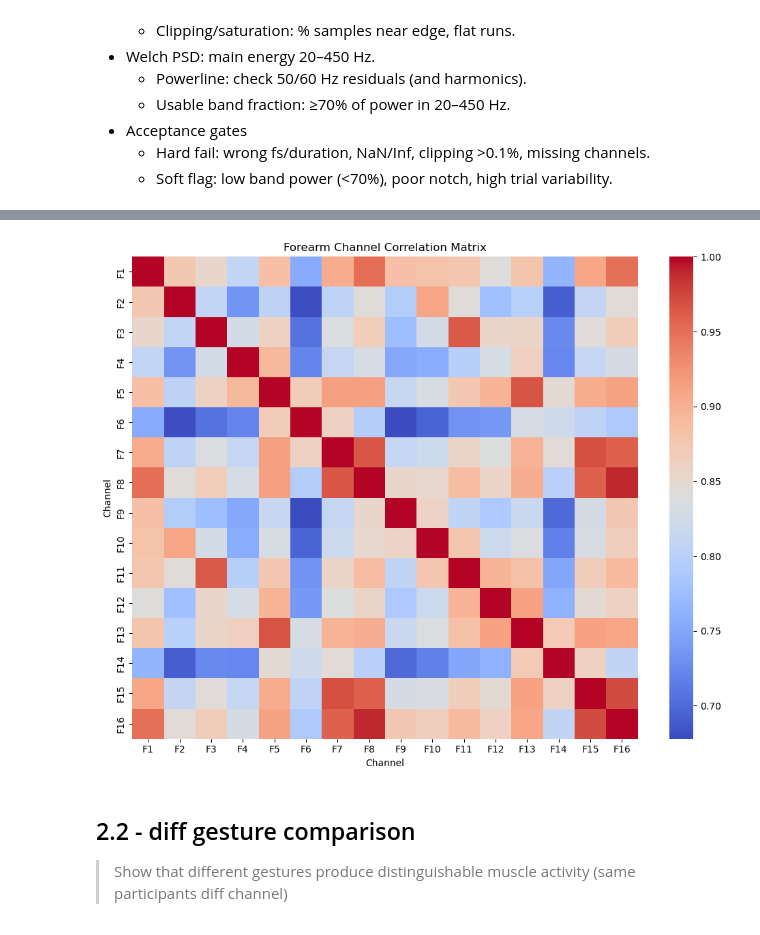
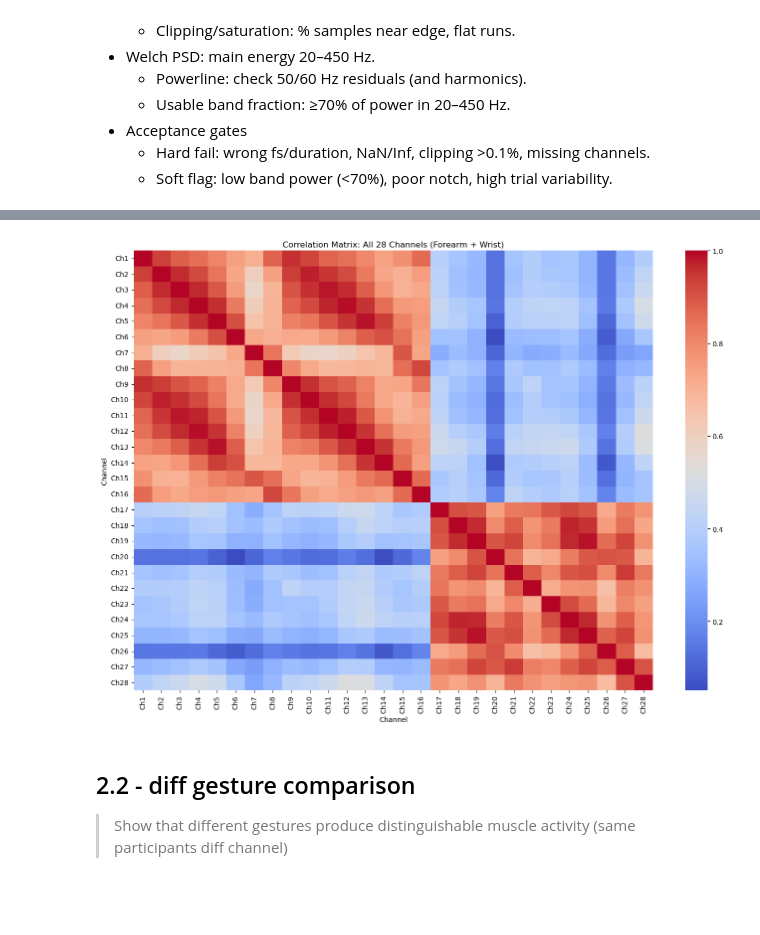
Before and after one commit to jasonwang0228/EMG_Project, a Jupyter notebook: notebooks/2_Data_Visualization.ipynb, the cells around one changed output, grey strips where cells are left out. Drawn from its saved outputs; the diff is of its cells as text; code cells hidden in the pictures; blank space fills up the shorter version.

Commit message:
feat(visualization): add correlation matrix view to understand correaltion between 28 channels

```diff
--- a/notebooks/2_Data_Visualization.ipynb
+++ b/notebooks/2_Data_Visualization.ipynb
@@ -315,19 +307,25 @@ Visualizing Gesture: TA (gesture 1) - Trial 3
 # %%
 import numpy as np
 import seaborn as sns
 import matplotlib.pyplot as plt
 
-# Example: forearm correlation for current trial/gesture
-corr_matrix = np.corrcoef(forearm, rowvar=False)  # shape: (16, 16)
-plt.figure(figsize=(10, 8))
-sns.heatmap(corr_matrix, annot=False, cmap='coolwarm', xticklabels=[f'F{i+1}' for i in range(16)], yticklabels=[f'F{i+1}' for i in range(16)])
-plt.title('Forearm Channel Correlation Matrix')
+# Stack forearm and wrist channels
+all_channels = np.hstack([forearm, wrist])  # shape: (samples, 28)
+
+# Compute correlation matrix for all 28 channels
+corr_matrix = np.corrcoef(all_channels, rowvar=False)  # shape: (28, 28)
+
+plt.figure(figsize=(14, 10))
+sns.heatmap(corr_matrix, annot=False, cmap='coolwarm',
+            xticklabels=[f'Ch{i+1}' for i in range(28)],
+            yticklabels=[f'Ch{i+1}' for i in range(28)])
+plt.title('Correlation Matrix: All 28 Channels (Forearm + Wrist)')
 plt.xlabel('Channel')
 plt.ylabel('Channel')
 plt.tight_layout()
 plt.show()
 # %% [output]
-[figure, old version]
+[figure, new version]
 # %% [markdown]
 ## 2.2 - diff gesture comparison
 > Show that different gestures produce distinguishable muscle activity (same participants diff channel)
```
Also changed, not shown: parts of 6 cells of this notebook.
